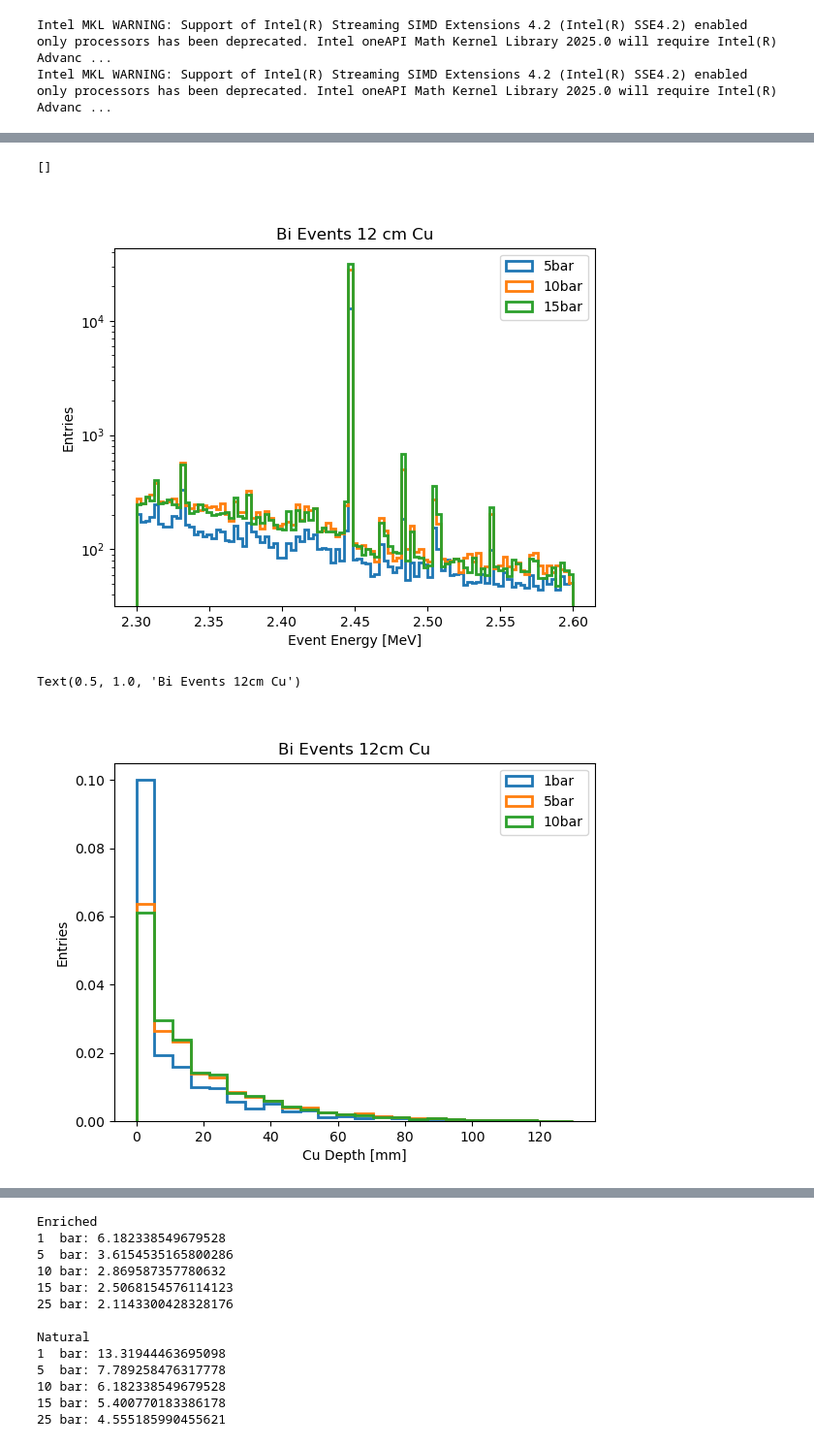
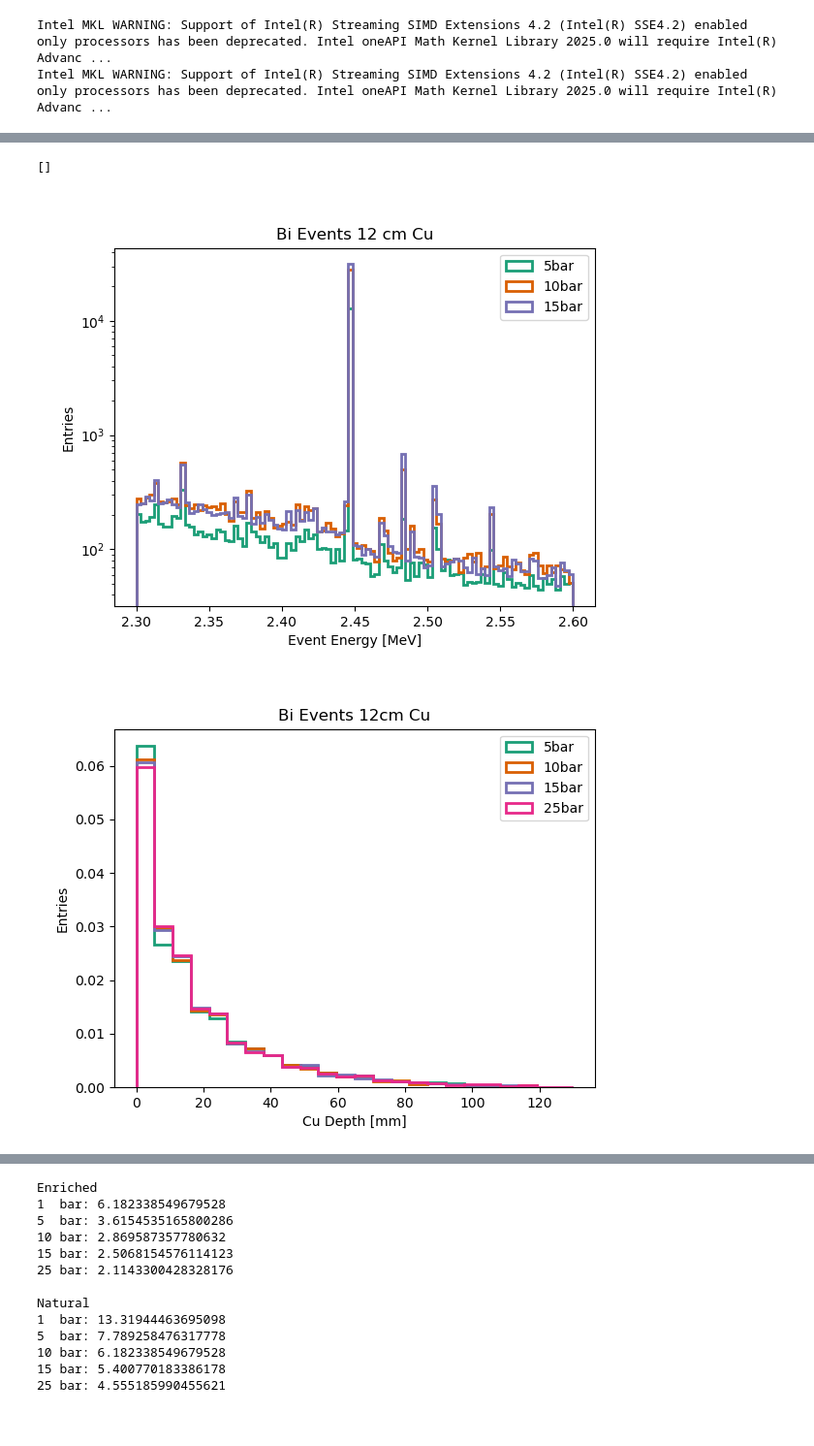
Before and after one commit to kvjmistry/ATPC, a Jupyter notebook: notebooks/PlotStartPos.ipynb, the cells around one changed output, grey strips where cells are left out. Shown at 97% size. Saved outputs shown, nothing was run; the diff lists cells and outputs as text; code cells hidden in the pictures.

```diff
--- a/notebooks/PlotStartPos.ipynb
+++ b/notebooks/PlotStartPos.ipynb
@@ -2,6 +2,12 @@
 import pandas as pd
 import matplotlib.pyplot as plt
 import numpy as np
+from matplotlib import rcParams
+from cycler import cycler
+import matplotlib.cm as cm
+# Set Dark2 as the default color cycle
+dark2 = cm.get_cmap('Dark2').colors
+plt.rcParams['axes.prop_cycle'] = cycler(color=dark2)
 %matplotlib widget
 # %% [output]
 Intel MKL WARNING: Support of Intel(R) Streaming SIMD Extensions 4.2 (Intel(R) SSE4.2) enabled only processors has been deprecated. Intel oneAPI Math Kernel Library 2025.0 will require Intel(R) Advanc ...
@@ -141,7 +96,7 @@ table_1bar = pd.read_hdf("../data/NEXUSTrue/Bi_ion_files_1bar_merged.h5", "MC/E"
 table_5bar = pd.read_hdf("../data/NEXUSTrue/Bi_ion_files_5bar_merged.h5", "MC/E")
 table_10bar = pd.read_hdf("../data/NEXUSTrue/Bi_ion_files_10bar_merged.h5", "MC/E")
 table_15bar = pd.read_hdf("../data/NEXUSTrue/Bi_ion_files_15bar_merged.h5", "MC/E")
-# table_25bar = pd.read_hdf("../data/NEXUSTrue/Bi_ion_files_25bar_mergedv1.h5", "MC/E")
+table_25bar = pd.read_hdf("../data/NEXUSTrue/Bi_ion_files_25bar_merged.h5", "MC/E")
 
 table_1bar.drop_duplicates()
 table_5bar.drop_duplicates()
@@ -183,21 +138,21 @@ plt.title("Bi Events 12 cm Cu")
 plt.semilogy()
 # %% [output]
 []
-[figure, old version]
+[figure, new version]
 # %%
 plt.figure()
 
-plt.hist(np.abs(table_1bar.initial_x) - 6000/2.0 , histtype="step",  bins = np.linspace(0, 130, 25), label = "1bar", linewidth=2, density=True);
+# plt.hist(np.abs(table_1bar.initial_x) - 6000/2.0 , histtype="step",  bins = np.linspace(0, 130, 25), label = "1bar", linewidth=2, density=True);
 plt.hist(np.abs(table_5bar.initial_x) - 3508/2.0 , histtype="step",  bins = np.linspace(0, 130, 25), label = "5bar", linewidth=2, density=True);
 plt.hist(np.abs(table_10bar.initial_x) - 2784/2.0, histtype="step",  bins = np.linspace(0, 130, 25), label = "10bar", linewidth=2, density=True);
-# plt.hist(np.abs(table_15bar.initial_x) - 2432/2.0, histtype="step",  bins = np.linspace(0, 130, 25), label = "15bar", linewidth=2, density=True);
-# plt.hist(np.abs(table_25bar.initial_x) - 2052/2.0, histtype="step",  bins = np.linspace(0, 130, 25), label = "25bar", linewidth=2, density=True);
+plt.hist(np.abs(table_15bar.initial_x) - 2432/2.0, histtype="step",  bins = np.linspace(0, 130, 25), label = "15bar", linewidth=2, density=True);
+plt.hist(np.abs(table_25bar.initial_x) - 2052/2.0, histtype="step",  bins = np.linspace(0, 130, 25), label = "25bar", linewidth=2, density=True);
 # plt.hist(table_25bar.initial_x, histtype="step",  bins = 500, label = "25bar", linewidth=2, density=True);
 plt.legend()
 plt.xlabel("Cu Depth [mm]")
 plt.ylabel("Entries")
 plt.title("Bi Events 12cm Cu")
 # plt.semilogy()
+plt.savefig(f"plots/Technote/CuDepth.png", dpi=500)
 # %% [output]
-Text(0.5, 1.0, 'Bi Events 12cm Cu')
-[figure, old version]
+[figure, new version]
```
Also changed, not shown: parts of 12 cells of this notebook, 2 other files.
